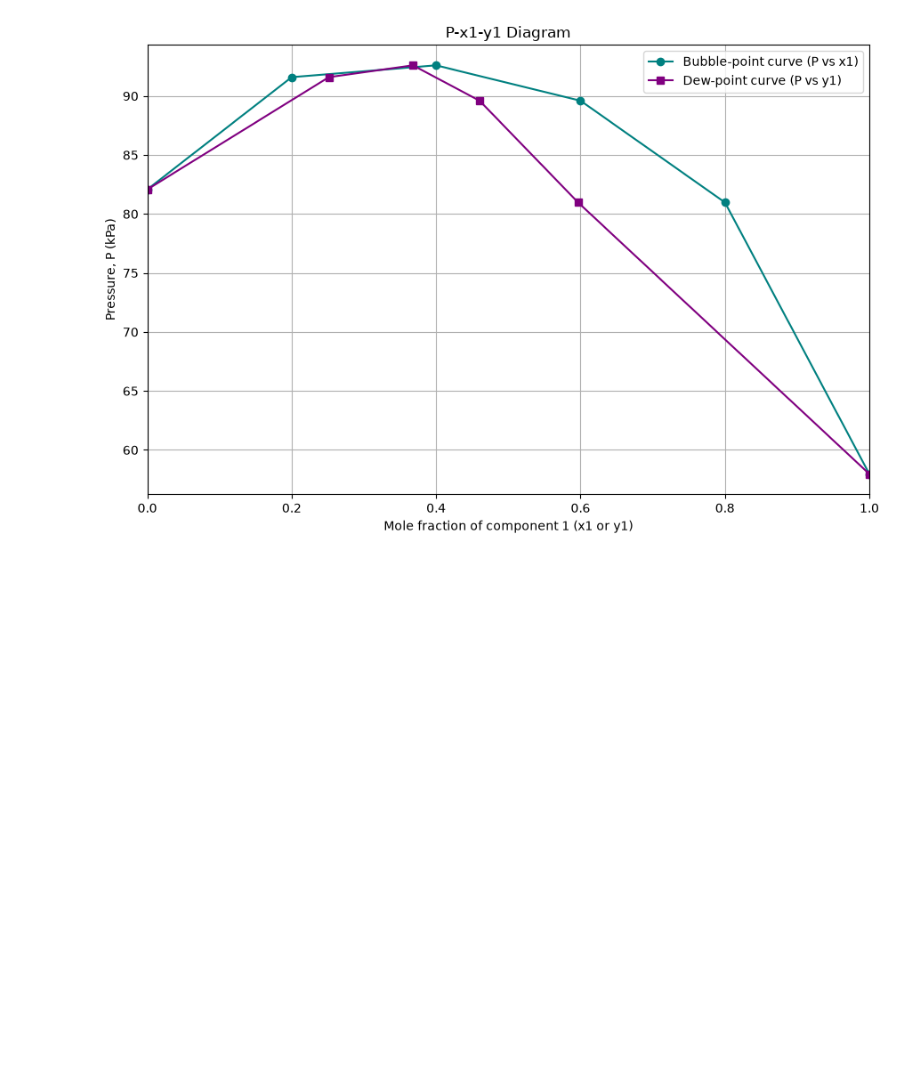
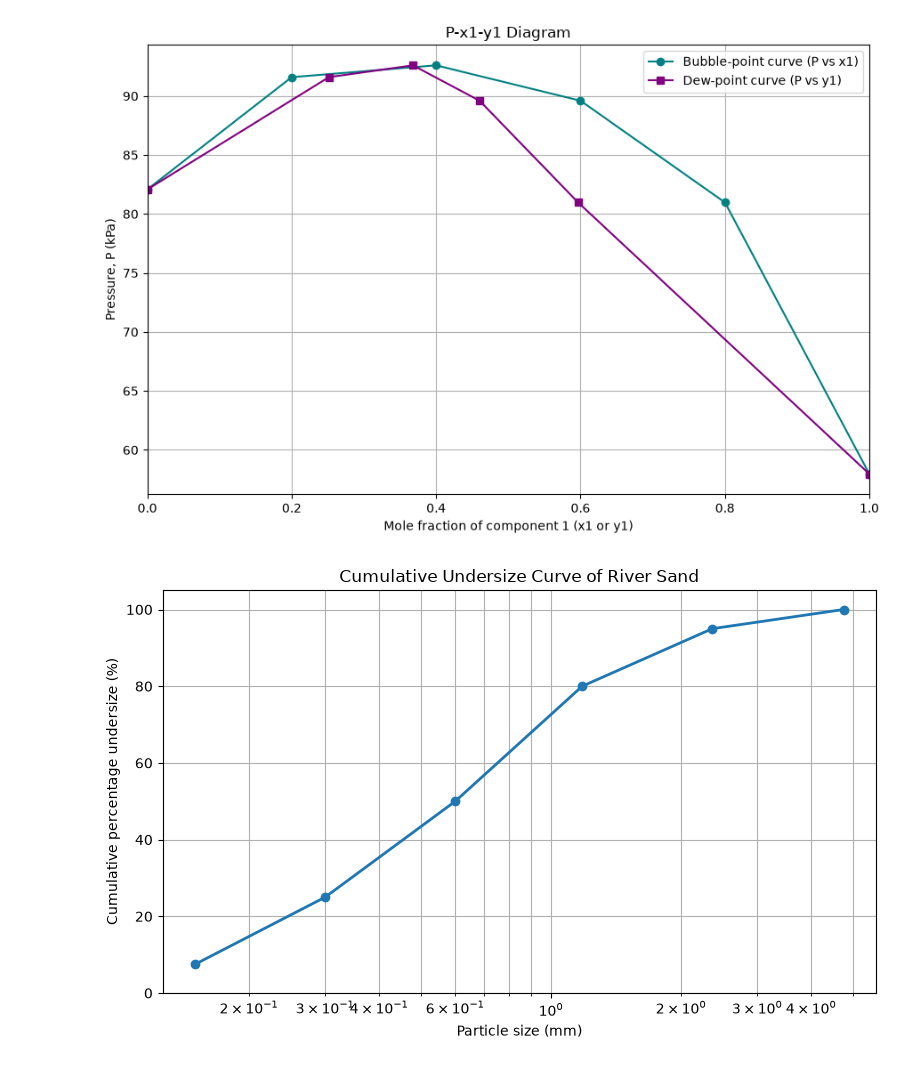
Before and after one commit to vakilpriyanshu-ui/CP_Practical, a Jupyter notebook: 00_Test.ipynb, the cells around one changed output. Saved outputs shown, nothing was run; the diff lists cells and outputs as text; code cells hidden in the pictures; blank space fills up the shorter version.

```diff
--- a/00_Test.ipynb
+++ b/00_Test.ipynb
@@ -453,3 +1019,24 @@ plt.tight_layout()
 plt.show()
 # %% [output]
 [figure]
+# %%
+
+import matplotlib.pyplot as plt
+
+# Sieve opening (mm) and cumulative percentage undersize
+size = [0.15, 0.30, 0.60, 1.18, 2.36, 4.75]
+undersize = [7.5, 25, 50, 80, 95, 100]
+
+plt.figure(figsize=(8, 5))
+plt.plot(size, undersize, 'o-', linewidth=2)
+
+plt.xscale('log')
+plt.xlabel('Particle size (mm)')
+plt.ylabel('Cumulative percentage undersize (%)')
+plt.title('Cumulative Undersize Curve of River Sand')
+plt.ylim(0, 105)
+plt.grid(True, which='both')
+plt.tight_layout()
+plt.show()
+# %% [output]
+[figure, added]
```
Also changed, not shown: parts of 18 cells of this notebook, 4 other files.
